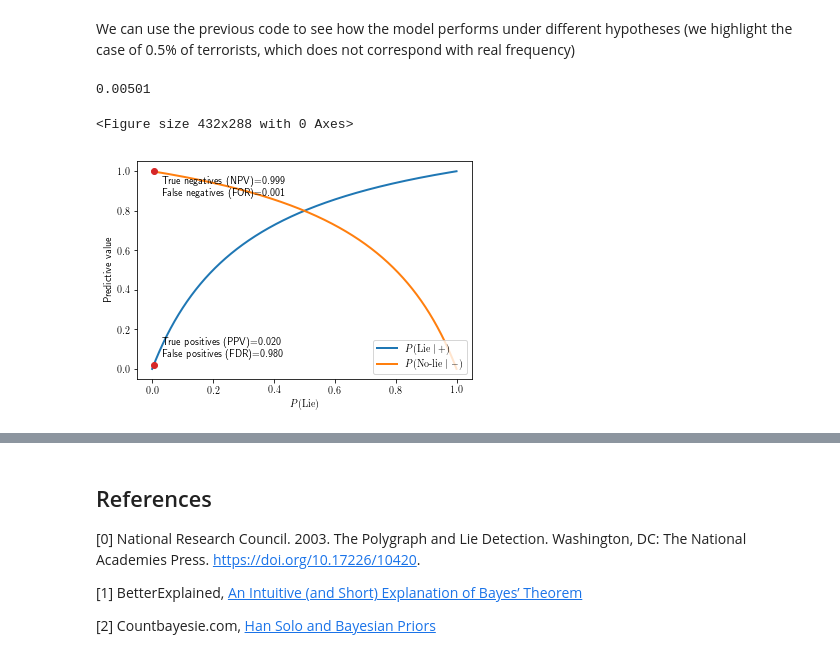
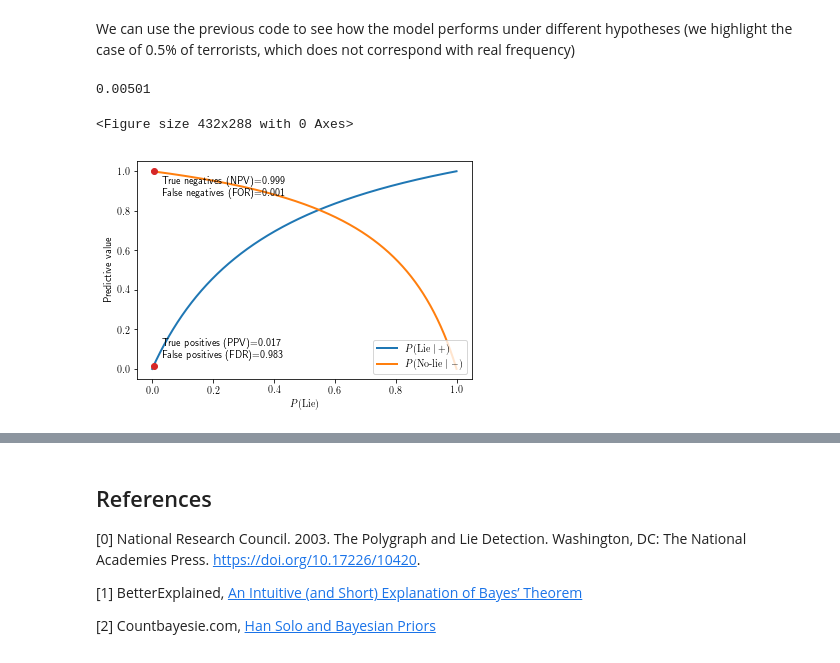
Before and after one commit to javism/bayesian-performance, a Jupyter notebook: bayesian-analysis.ipynb, the cells around one changed output, grey strips where cells are left out. Drawn from its saved outputs; the diff is of its cells as text; code cells hidden in the pictures.

```diff
--- a/bayesian-analysis.ipynb
+++ b/bayesian-analysis.ipynb
@@ -255,9 +255,9 @@ On the one hand, this means that *only 4 in a population of 1000 terrorists will
 We can use the previous code to see how the model performs under different hypotheses (we highlight the case of 0.5% of terrorists, which does not correspond with real frequency)
 # %%
 # Pr(E|H) Chance of a positive test (E) given there is a liar (H). This is the chance of a true positive.
-PrEH = 0.80
+PrEH = 0.85
 # Chance of a positive test (E) given that the person wasn't a lying. This is the probability of a  false positive
-PrEnH = 0.20
+PrEnH = 0.25
 
 # posterior of true positives / positive predictive value
 vPrHE = vfunc(PrEH, vPrH, PrEnH)
@@ -275,34 +275,34 @@ ax.plot(vPrH, vPrHE, '-', lw=2, color='tab:blue')
 ax.plot(vPrH, vPrnHnE, '-', lw=2, color='tab:orange')
 plt.xlabel(r'$\displaystyle P(\textrm{Lie})$')
 plt.ylabel(r"Predictive value")
 plt.legend([r"$\displaystyle P(\textrm{Lie}\mid +)$", r"$\displaystyle P(\textrm{No-lie}\mid -)$"],loc='lower right')
 
 i = 50
 
 ax.plot(vPrH[i], vPrHE[i], 'o', lw=2, color='tab:red')
 ax.plot(vPrH[i], vPrnHnE[i], 'o', lw=2, color='tab:red')
 
 ax.annotate('True positives (PPV)={:.3f} \n False positives (FDR)={:.3f}'.format(vPrHE[i],vPrnHE[i]),
             xy=(vPrH[i], vPrHE[i]),
             xycoords='data',
             xytext=(vPrH[i] + 0.07, vPrHE[i] + 0.17),
             textcoords='axes fraction',
             horizontalalignment='left',
             verticalalignment='top')
 
 ax.annotate('True negatives (NPV)={:.3f} \n False negatives (FOR)={:.3f}'.format(vPrnHnE[i], vPrHnE[i]),
             xy=(vPrH[i], vPrnHnE[i]),
             xycoords='data',
             xytext=(vPrH[i] + 0.07, vPrnHnE[i] - 0.07),
             textcoords='axes fraction',
             horizontalalignment='left',
             verticalalignment='top')
 
 vPrH[i]
 # %% [output]
 0.00501
 <Figure size 432x288 with 0 Axes>
-[figure, old version]
+[figure, new version]
 # %% [markdown]
 ## Decision tree of events
 
```
Also changed, not shown: parts of 6 cells of this notebook, 2 other files.
